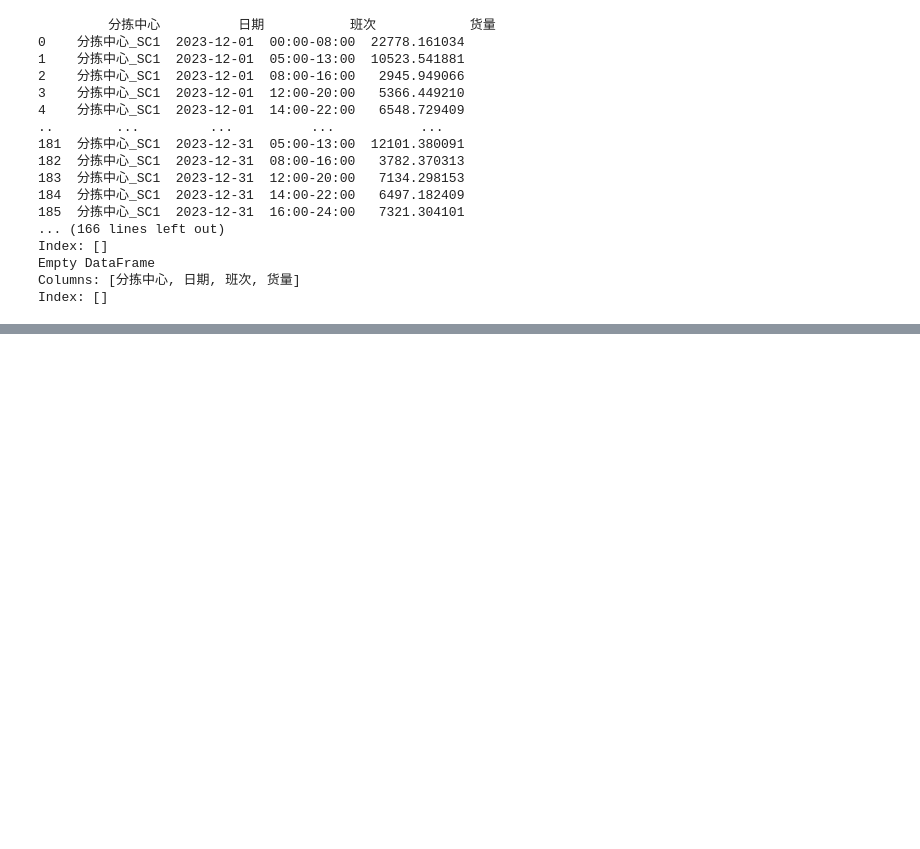
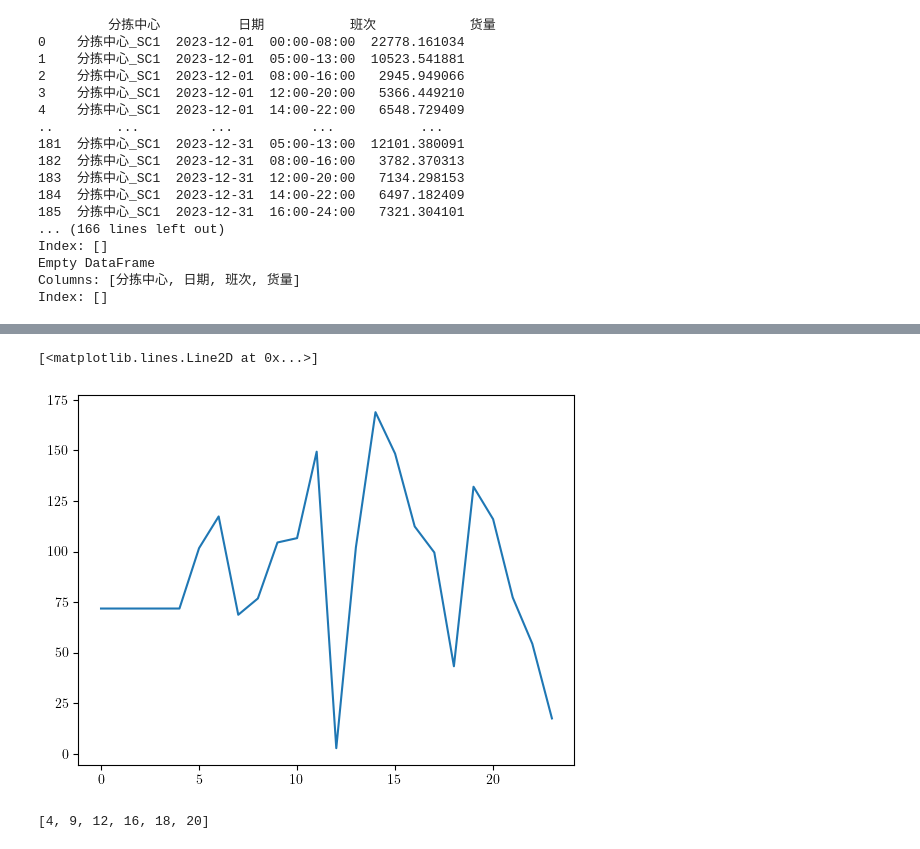
Before and after one commit to YinMo19/Mathor_cup_2024, a Jupyter notebook: appendix/problem3/sol3.ipynb, the cells around one changed output, grey strips where cells are left out. Drawn from its saved outputs; the diff is of its cells as text; code cells hidden in the pictures; blank space fills up the shorter version.

```diff
--- a/appendix/problem3/sol3.ipynb
+++ b/appendix/problem3/sol3.ipynb
@@ -64,0 +114,21 @@ Index: []
+# %%
+import matplotlib.pyplot as plt
+from matplotlib.axes import Axes
+from mpl_toolkits.mplot3d import Axes3D
+import numpy as np
+from matplotlib.backends.backend_pdf import PdfPages
+import matplotlib.dates as mdates
+import datetime
+
+from scipy.integrate import odeint
+from scipy import linalg as la
+from scipy import optimize
+import scipy
+import csv
+import pandas as pd
+
+config = {
+    "text.usetex": True,
+    "text.latex.preamble": r"\usepackage{CJK}",  # 预先导入CJK宏包处理中文
+}
+plt.rcParams.update(config)
@@ -64,0 +147,5 @@ Index: []
+# %%
+plt.plot(df["小时"],df["预测货量"])
+# %% [output]
+[<matplotlib.lines.Line2D at 0x...>]
+[figure, added]
@@ -64,0 +155,4 @@ Index: []
+# %%
+[4,9,12,16,18,20]
+# %% [output]
+[4, 9, 12, 16, 18, 20]
```
Also changed, not shown: parts of 7 cells of this notebook, 42 other files.
